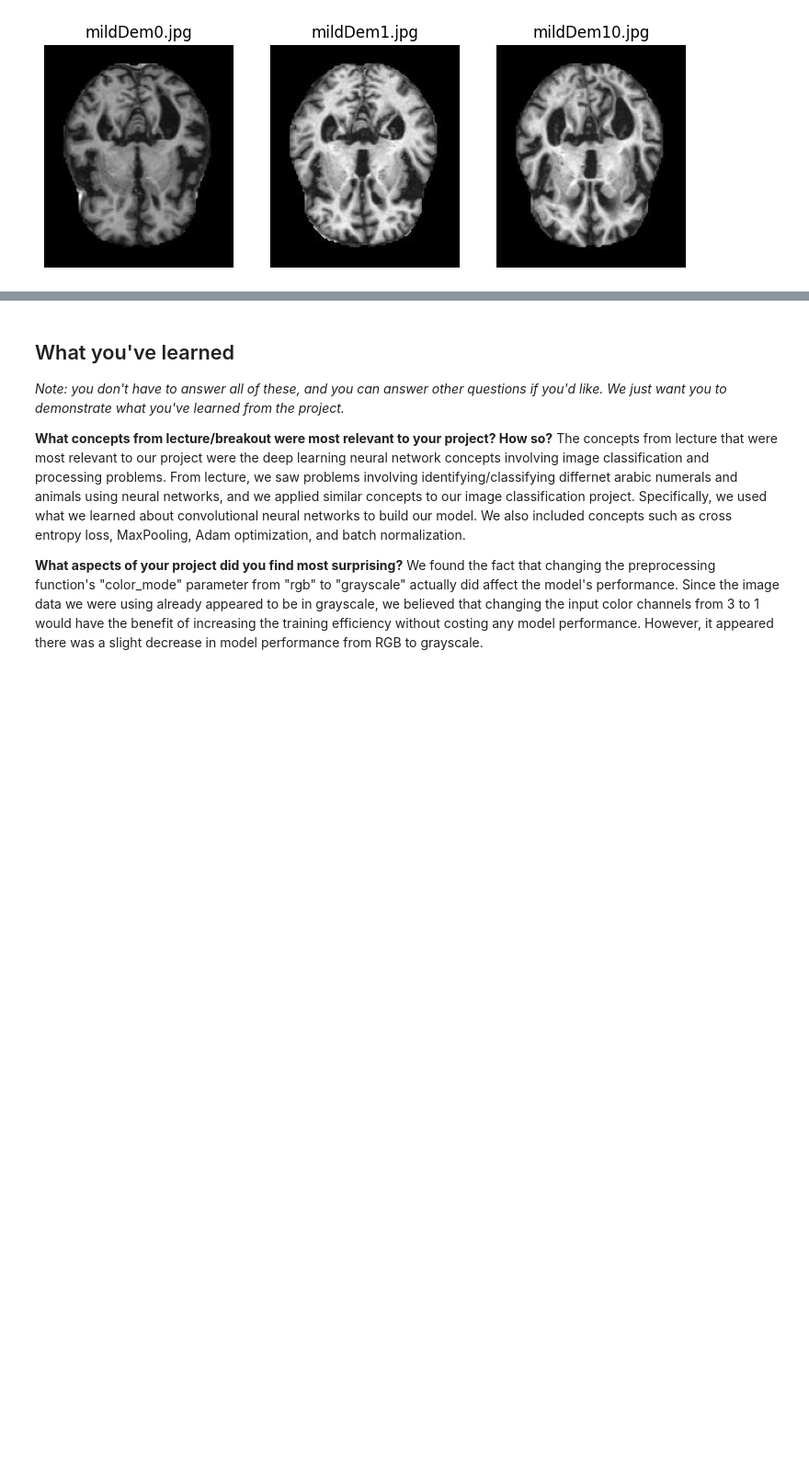
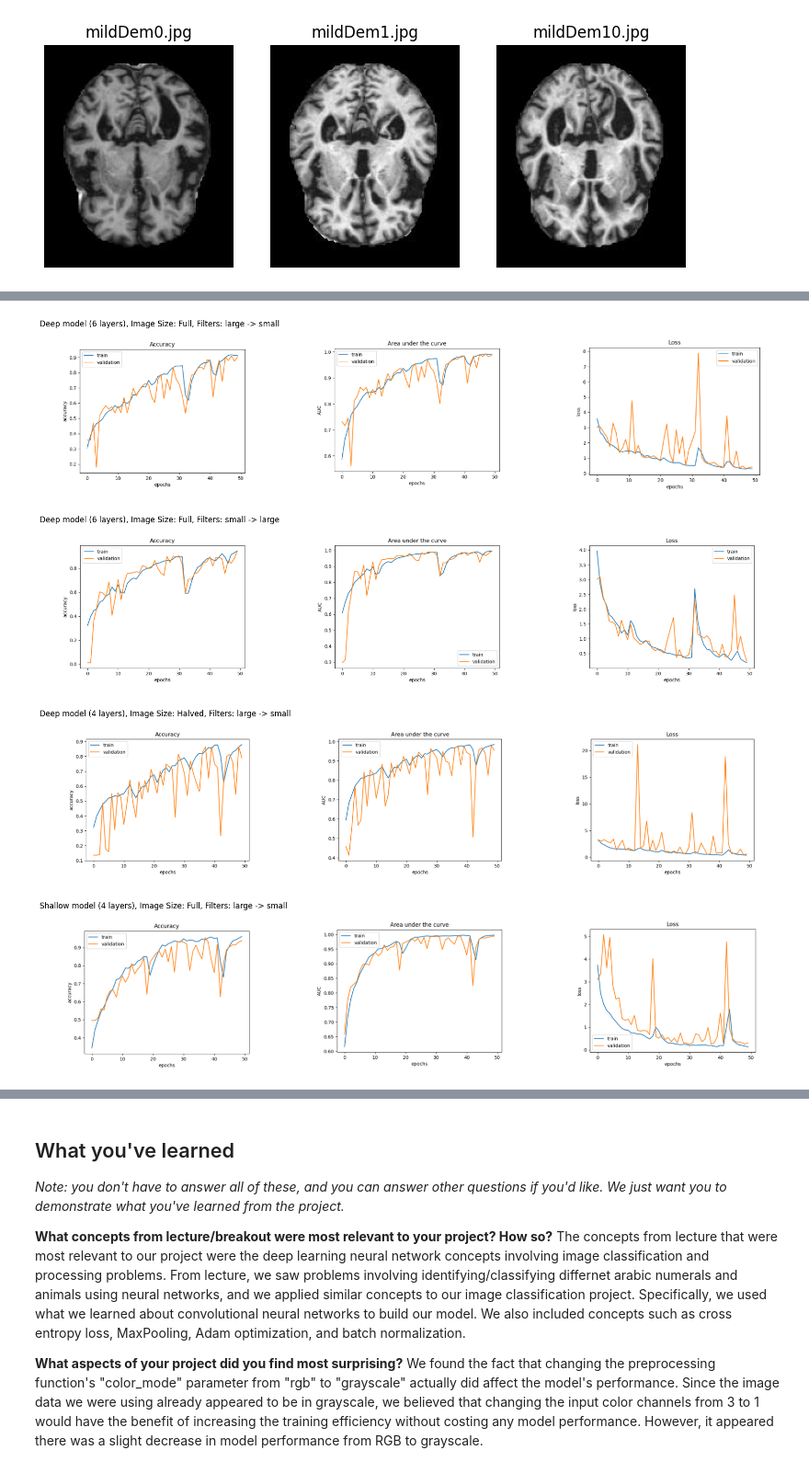
Before and after one commit to christinecoconnor/ML-Final-Project, a Jupyter notebook: Final_Project_Submission_DRAFT.ipynb, the cells around one changed output, grey strips where cells are left out. Shown: that part at 92% size. Drawn from its saved outputs; the diff is of its cells as text; code cells hidden in the pictures; blank space fills up the shorter version.

```diff
--- a/Final_Project_Submission_DRAFT.ipynb
+++ b/Final_Project_Submission_DRAFT.ipynb
@@ -212,3 +306,37 @@ For each method, what hyperparameters did you evaluate? How sensitive was your m
+# %%
+# Show plots of how these models performed during training.
+#  For example, plot train loss and train accuracy (or other evaluation metric) on the y-axis,
+#  with number of iterations or number of examples on the x-axis.
+
+def display_img(image_name, title):
+
+    path = "/Users/ellie/OneDrive - Johns Hopkins/ML Final Results/" + image_name
+    plt.figure(figsize = (20,15))
+    plt.subplot(1,3,1)
+    plt.imshow(imread(path + '_acc.png')) #acc graph
+    plt.axis("off")
+
+    plt.title(title)
+    plt.subplot(1,3,2)
+    plt.imshow(imread(path + '_auc.png')) #AUC graph
+    plt.axis("off")
+
+    plt.subplot(1,3,3)
+    plt.imshow(imread(path + '_loss.png')) #auc
+    plt.axis("off")
+
+display_img("1a", "Deep model (6 layers), Image Size: Full, Filters: large -> small")
+
+display_img("1b", "Deep model (6 layers), Image Size: Full, Filters: small -> large")
+
+display_img("2", "Deep model (4 layers), Image Size: Halved, Filters: large -> small")
+
+display_img("4", "Shallow model (4 layers), Image Size: Full, Filters: large -> small")
+# %% [output]
+[figure, added]
+[figure, added]
+[figure, added]
+[figure, added]
 # %% [markdown]
 ## Results
 
```
Also changed, not shown: parts of 18 cells of this notebook.
